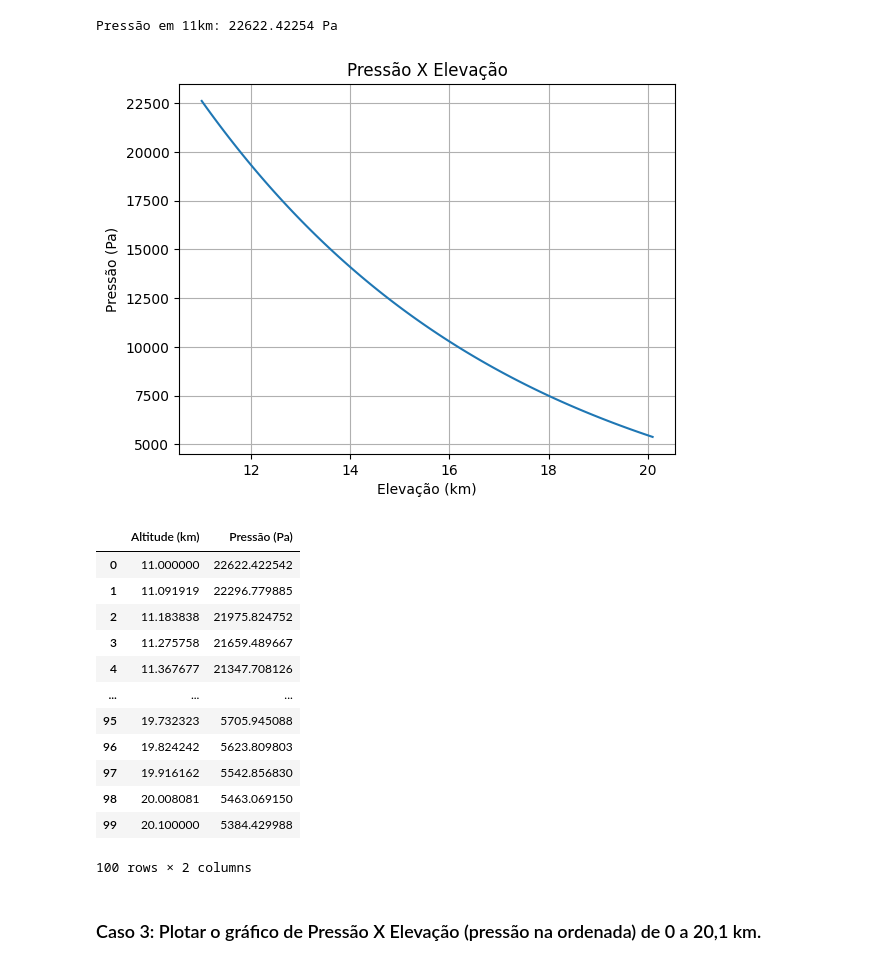
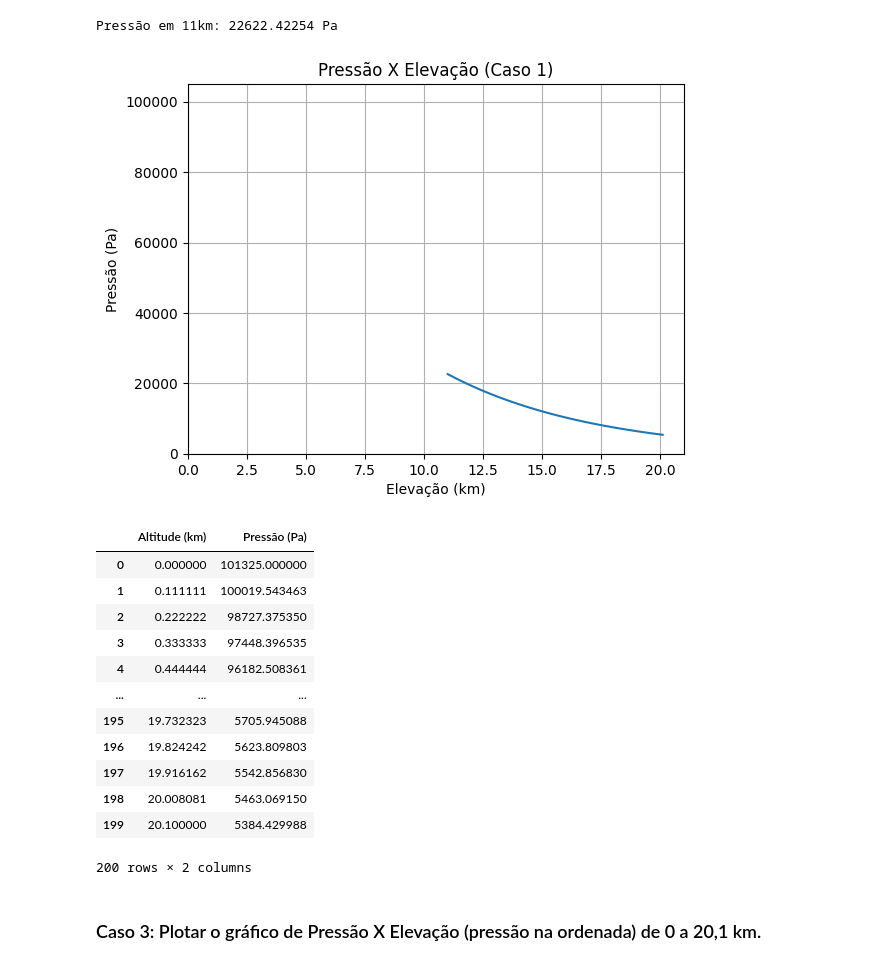
Before and after one commit to RaffaellaSantos/pressao_elevacao, a Jupyter notebook: atividade1.ipynb, the cells around one changed output. Drawn from its saved outputs; the diff is of its cells as text; code cells hidden in the pictures.

```diff
--- a/atividade1.ipynb
+++ b/atividade1.ipynb
@@ -46,6 +46,9 @@ R = 287.058 # J/Kg*K
 T = -56.5 + 273.15 # K -> Será utilizada no caso 1
 G = 9.81 # m/s²
 p_0 = 101325 # Pa
+
+LIMIT_X = [0, 21]
+LIMIT_Y = [0, 105000]
 # %% [markdown]
 ### Caso 2: Temperatura variante
 
@@ -289,37 +330,44 @@ def p_1(e, p_0, e_inicial):
 # %%
 e_inicial = 11000
 
-altitude = np.linspace(11.0, 20.1, 100)  # 100 pontos na plotagem
+altitude_c1 = np.linspace(11.0, 20.1, 100)  # 100 pontos na plotagem
 
 p_o_11 = p_11_padrao
-pressao = p_1(altitude, p_o_11, e_inicial)
+pressao_c1 = p_1(altitude_c1, p_o_11, e_inicial)
 
-plt.plot(altitude, pressao)
+plt.plot(altitude_c1, pressao_c1)
+plt.xlim(LIMIT_X)
+plt.ylim(LIMIT_Y)
 plt.xlabel('Elevação (km)')
 plt.ylabel('Pressão (Pa)')
-plt.title('Pressão X Elevação')
+plt.title('Pressão X Elevação (Caso 1)')
 plt.grid(True)
 plt.show()
 # %% [output]
-[figure, old version]
+[figure, new version]
 # %%
-df_pressao_elevacao = pd.DataFrame({'Altitude (km)': altitude, 'Pressão (Pa)': p_1(altitude, p_o_11, e_inicial)})
+# Concatenando os dados em um único dataframe
+
+alt_total = np.concatenate((altitude_c2, altitude_c1))
+pres_total = np.concatenate((pressao_c2, pressao_c1))
+
+df_pressao_elevacao = pd.DataFrame({'Altitude (km)': alt_total, 'Pressão (Pa)': pres_total.flatten()})
 
 df_pressao_elevacao
 # %% [output]
 |  | Altitude (km) | Pressão (Pa) |
-| 0 | 11.000000 | 22622.422542 |
-| 1 | 11.091919 | 22296.779885 |
-| 2 | 11.183838 | 21975.824752 |
-| 3 | 11.275758 | 21659.489667 |
-| 4 | 11.367677 | 21347.708126 |
+| 0 | 0.000000 | 101325.000000 |
+| 1 | 0.111111 | 100019.543463 |
+| 2 | 0.222222 | 98727.375350 |
+| 3 | 0.333333 | 97448.396535 |
+| 4 | 0.444444 | 96182.508361 |
 | ... | ... | ... |
-| 95 | 19.732323 | 5705.945088 |
-| 96 | 19.824242 | 5623.809803 |
-| 97 | 19.916162 | 5542.856830 |
-| 98 | 20.008081 | 5463.069150 |
-| 99 | 20.100000 | 5384.429988 |
+| 195 | 19.732323 | 5705.945088 |
+| 196 | 19.824242 | 5623.809803 |
+| 197 | 19.916162 | 5542.856830 |
+| 198 | 20.008081 | 5463.069150 |
+| 199 | 20.100000 | 5384.429988 |
-100 rows × 2 columns
+200 rows × 2 columns
 # %% [markdown]
 ### Caso 3: Plotar o gráfico de Pressão X Elevação (pressão na ordenada) de 0 a 20,1 km.
 # %%
```
Also changed, not shown: parts of 3 cells of this notebook.
